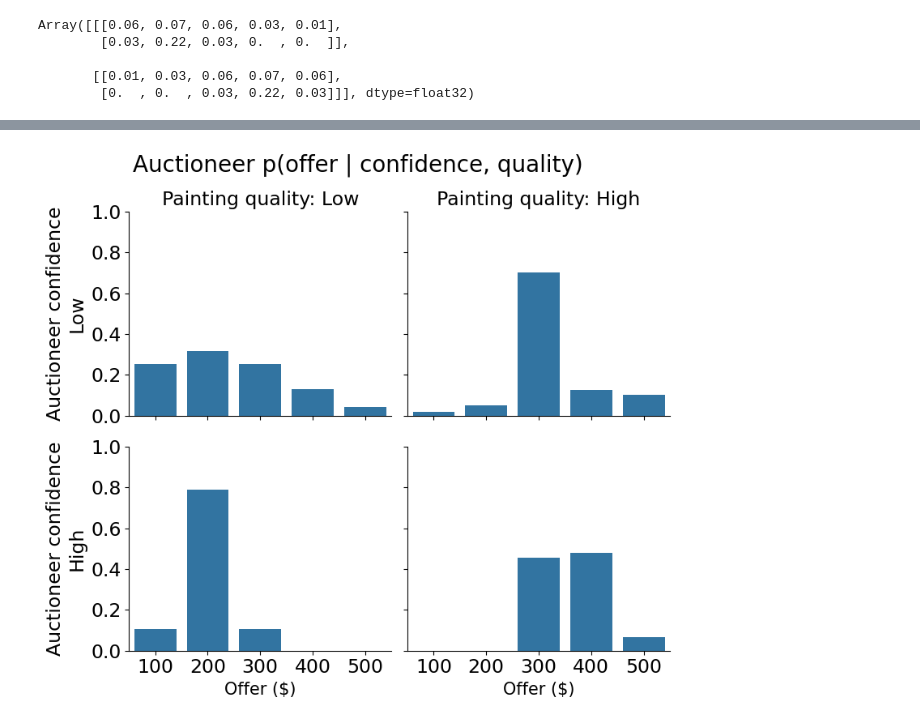
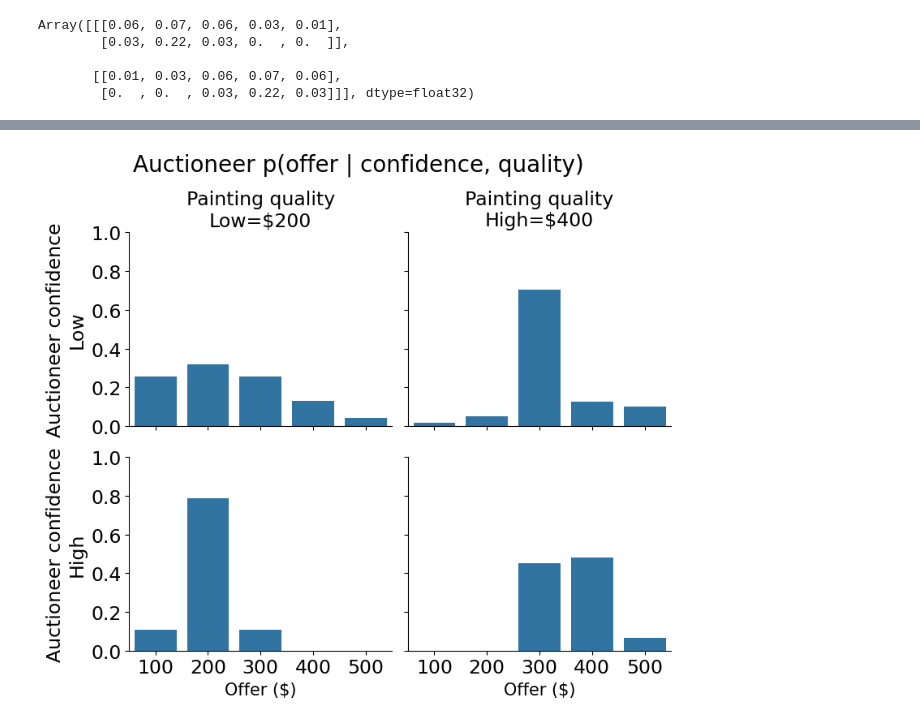
Before and after one commit to Vbtesh/cosmos_emotions, a Jupyter notebook: model.ipynb, the cells around one changed output, grey strips where cells are left out. Drawn from its saved outputs; the diff is of its cells as text; code cells hidden in the pictures.

```diff
--- a/model.ipynb
+++ b/model.ipynb
@@ -226,37 +219,37 @@ def plot_p_offers(honesty, trustworthiness, perceived_care, disappointment, elat
 
             ax.set_ylabel(f'Auctioneer confidence\n{c.name.title()}', fontsize=17)
             if c == 0:
-                ax.set_title(f'Painting quality: {q.name.title()}', fontsize=17)
+                ax.set_title(f'Painting quality\n{q.name.title()}=${price_given_quality(q)}', fontsize=17)
 
     fig.suptitle(f'Auctioneer p(offer | confidence, quality)', fontsize=20)
     sns.despine()
     plt.tight_layout()
 
     if save_fig:
         fig.savefig(f'figures/{save_fig}.png', dpi=300)
     if close_fig:
         plt.close(fig)
     else:
         plt.show()
 
     return fig
 
 # Base case
 honesty = 1
 trustworthiness = 0
 perceived_care = 0
 disappointment = 0
 elation = 0
 fig_name = f"honesty={honesty}_trustworthiness={trustworthiness}_perceivedcare={perceived_care}_disappointment={disappointment}_elation={elation}"
 plot_p_offers(honesty, trustworthiness, perceived_care, disappointment, elation, save_fig=fig_name, close_fig=True)
 
 # Trustworthy case
 honesty = 1
 trustworthiness = 0
 perceived_care = 2
 disappointment = 2
 elation = 2
 fig_name = f"honesty={honesty}_trustworthiness={trustworthiness}_perceivedcare={perceived_care}_disappointment={disappointment}_elation={elation}"
 plot_p_offers(honesty, trustworthiness, perceived_care, disappointment, elation, save_fig=fig_name, close_fig=True)
 # %% [output]
-[figure, old version]
+[figure, new version]
```
Also changed, not shown: parts of 4 cells of this notebook, 2 other files.
